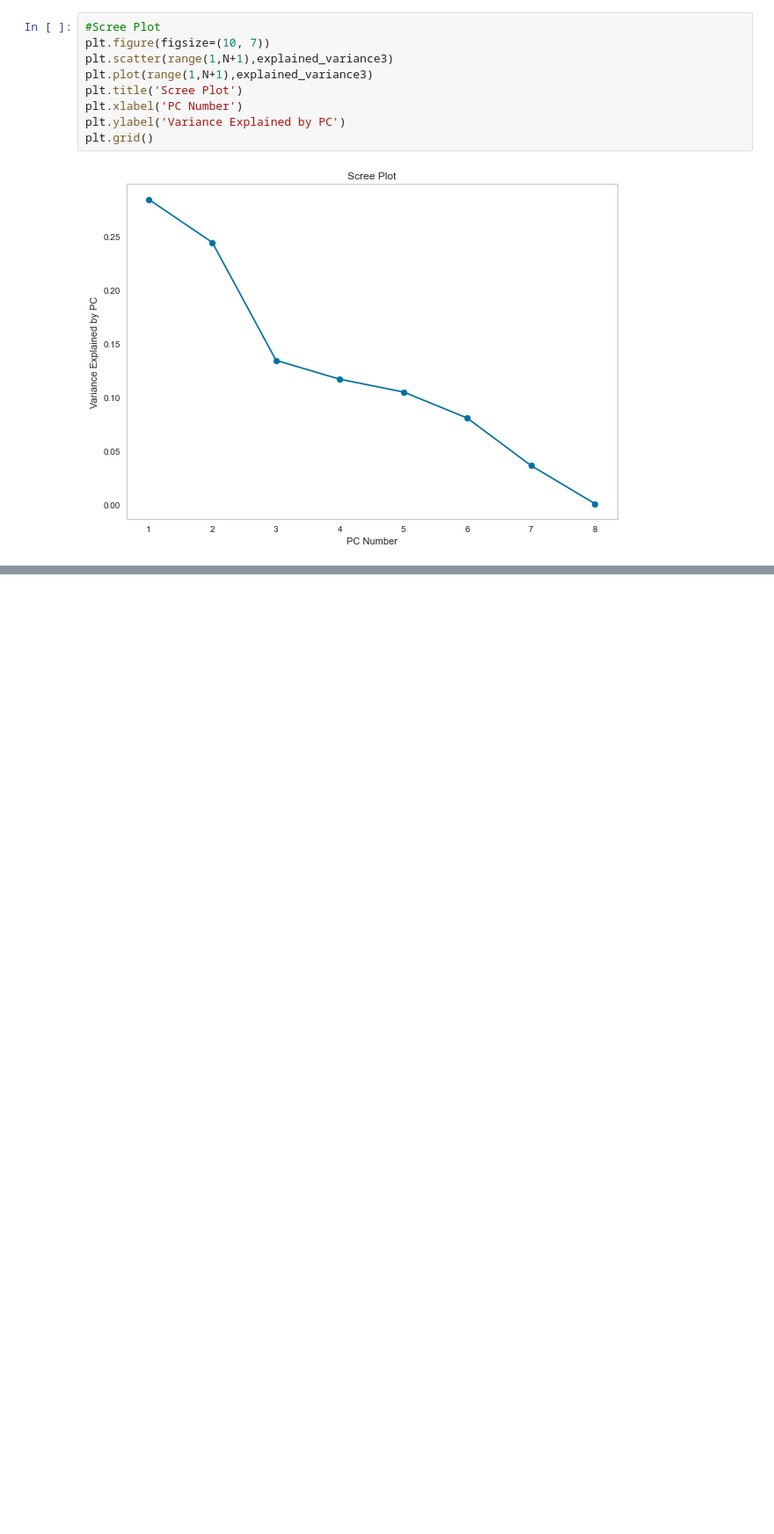
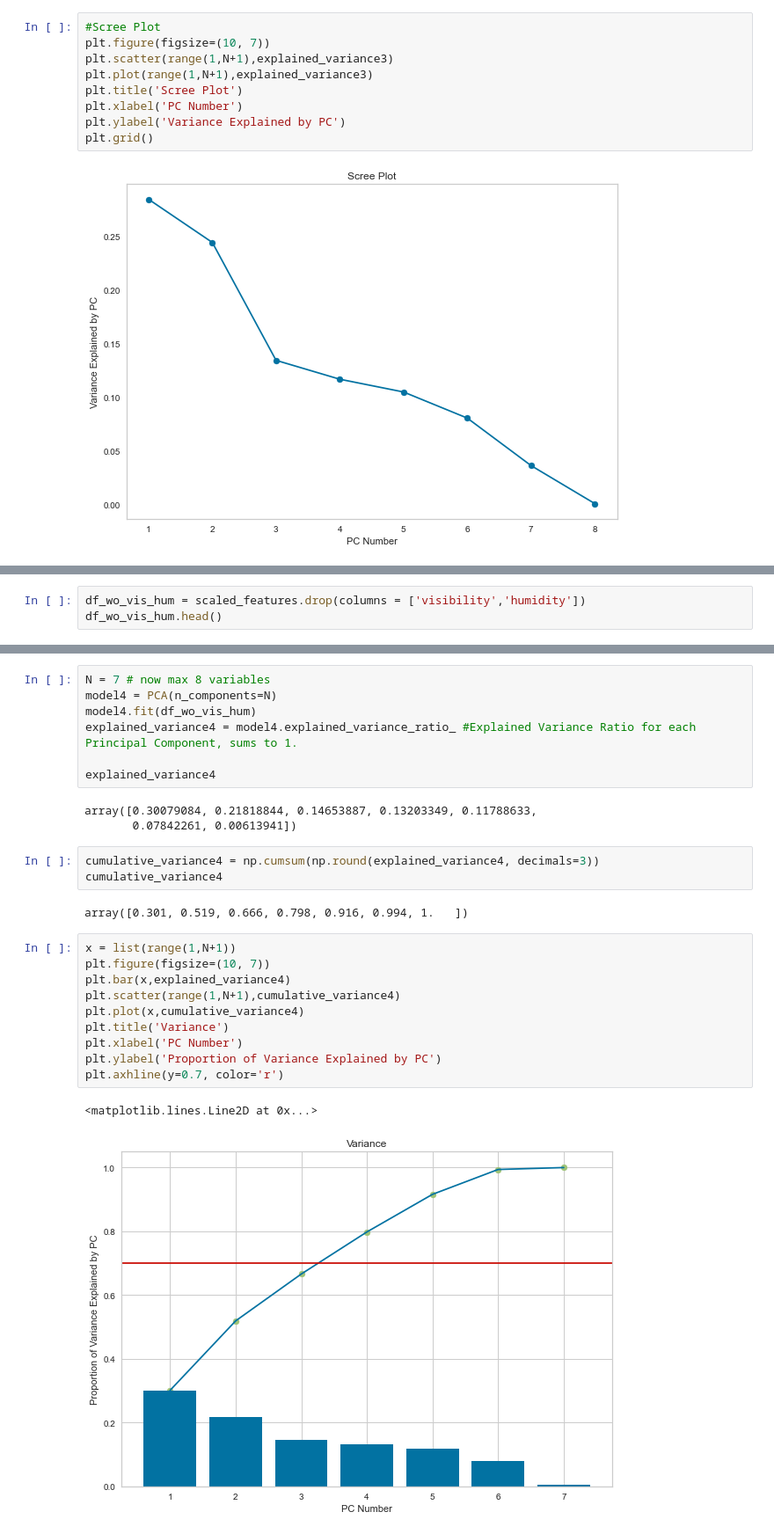
Before and after one commit to Jiian/seoulbike, a Jupyter notebook: PCA/pca bike.ipynb, the cells around one changed output, grey strips where cells are left out. Shown at 88% size. Drawn from its saved outputs; the diff is of its cells as text; blank space fills up the shorter version.

```diff
--- a/PCA/pca bike.ipynb
+++ b/PCA/pca bike.ipynb
@@ -345,0 +356,3 @@ print(CronbachAlpha(scaled_features[['temperature','dewpoint_temp']])) #Reliabil
+# %%
+df_wo_vis_hum = scaled_features.drop(columns = ['visibility','humidity'])
+df_wo_vis_hum.head()
@@ -345,0 +366,28 @@ print(CronbachAlpha(scaled_features[['temperature','dewpoint_temp']])) #Reliabil
+# %%
+N = 7 # now max 8 variables
+model4 = PCA(n_components=N)
+model4.fit(df_wo_vis_hum)
+explained_variance4 = model4.explained_variance_ratio_ #Explained Variance Ratio for each Principal Component, sums to 1.
+
+explained_variance4
+# %% [output]
+array([0.30079084, 0.21818844, 0.14653887, 0.13203349, 0.11788633,
+       0.07842261, 0.00613941])
+# %%
+cumulative_variance4 = np.cumsum(np.round(explained_variance4, decimals=3))
+cumulative_variance4
+# %% [output]
+array([0.301, 0.519, 0.666, 0.798, 0.916, 0.994, 1.   ])
+# %%
+x = list(range(1,N+1))
+plt.figure(figsize=(10, 7))
+plt.bar(x,explained_variance4)
+plt.scatter(range(1,N+1),cumulative_variance4)
+plt.plot(x,cumulative_variance4)
+plt.title('Variance')
+plt.xlabel('PC Number')
+plt.ylabel('Proportion of Variance Explained by PC')
+plt.axhline(y=0.7, color='r')
+# %% [output]
+<matplotlib.lines.Line2D at 0x...>
+[figure, added]
```
Also changed, not shown: parts of 13 cells of this notebook.
